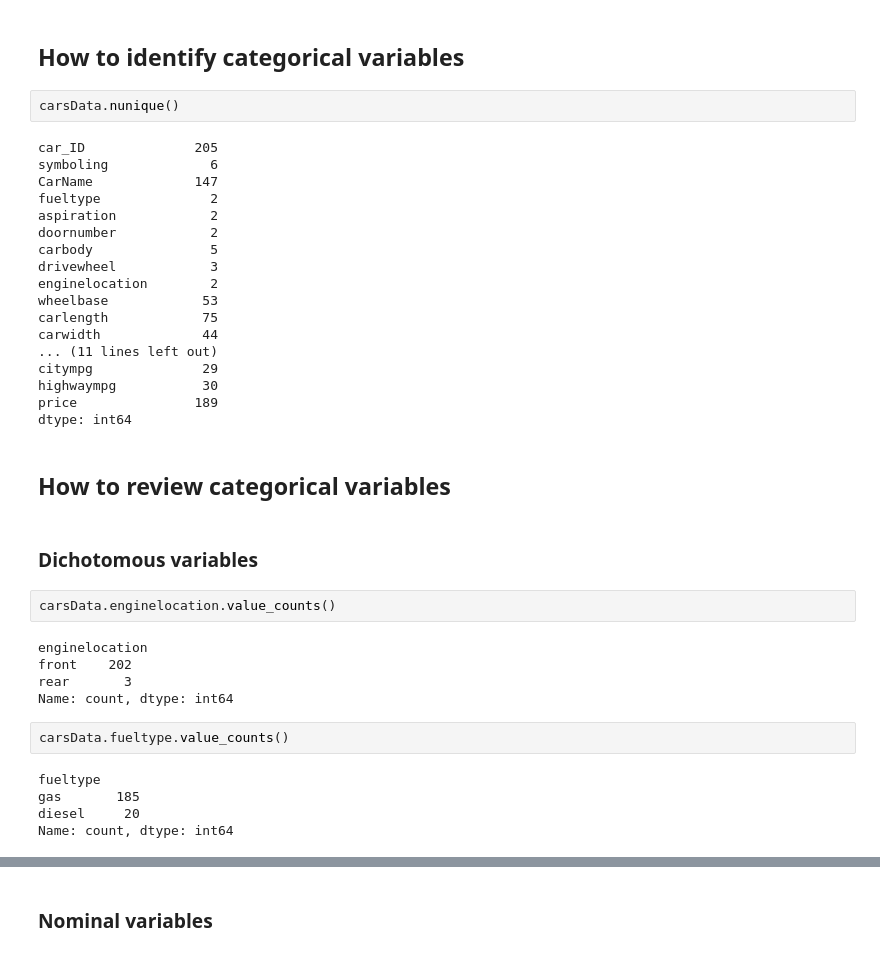
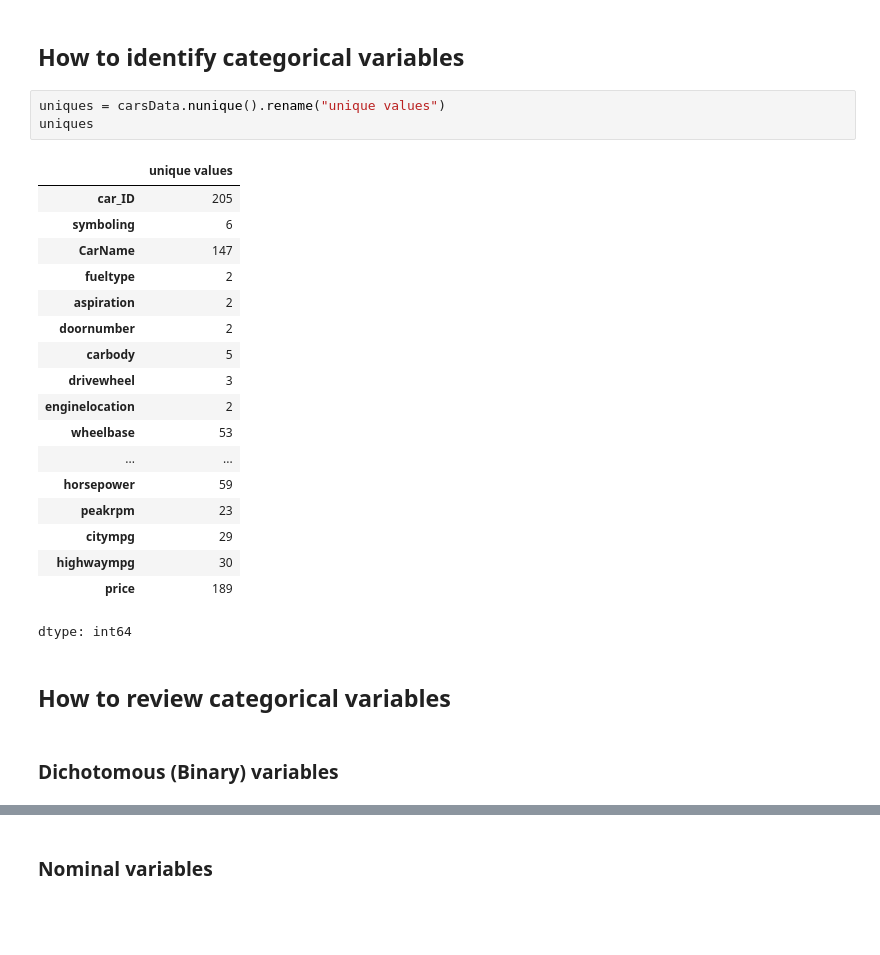
Before and after one commit to ncrowder/python, a Jupyter notebook: murach_data_analysis/class_demos/multiple_regression.ipynb, the cells around one changed output, grey strips where cells are left out. Saved outputs shown, nothing was run; the diff lists cells and outputs as text; blank space fills up the shorter version.

```diff
--- a/murach_data_analysis/class_demos/multiple_regression.ipynb
+++ b/murach_data_analysis/class_demos/multiple_regression.ipynb
@@ -156,41 +199,29 @@ sns.kdeplot(data=final, x='residual')
 [figure]
 # %% [markdown]
 ## How to identify categorical variables
-# %%
-carsData.nunique()
-# %% [output]
-car_ID              205
-symboling             6
-CarName             147
-fueltype              2
-aspiration            2
-doornumber            2
-carbody               5
-drivewheel            3
-enginelocation        2
-wheelbase            53
-carlength            75
-carwidth             44
-... (11 lines left out)
-citympg              29
-highwaympg           30
-price               189
-dtype: int64
+# %%
+uniques = carsData.nunique().rename("unique values")
+uniques
+# %% [output]
+|  | unique values |
+| car_ID | 205 |
+| symboling | 6 |
+| CarName | 147 |
+| fueltype | 2 |
+| aspiration | 2 |
+| doornumber | 2 |
+| carbody | 5 |
+| drivewheel | 3 |
+| enginelocation | 2 |
+| wheelbase | 53 |
+| ... | ... |
+| horsepower | 59 |
+| peakrpm | 23 |
+| citympg | 29 |
+| highwaympg | 30 |
+| price | 189 |
+dtype: int64
 # %% [markdown]
 ## How to review categorical variables
 # %% [markdown]
-### Dichotomous variables
+### Dichotomous (Binary) variables
-# %%
-carsData.enginelocation.value_counts()
-# %% [output]
-enginelocation
-front    202
-rear       3
-Name: count, dtype: int64
-# %%
-carsData.fueltype.value_counts()
-# %% [output]
-fueltype
-gas       185
-diesel     20
-Name: count, dtype: int64
```
Also changed, not shown: parts of 17 cells of this notebook.
